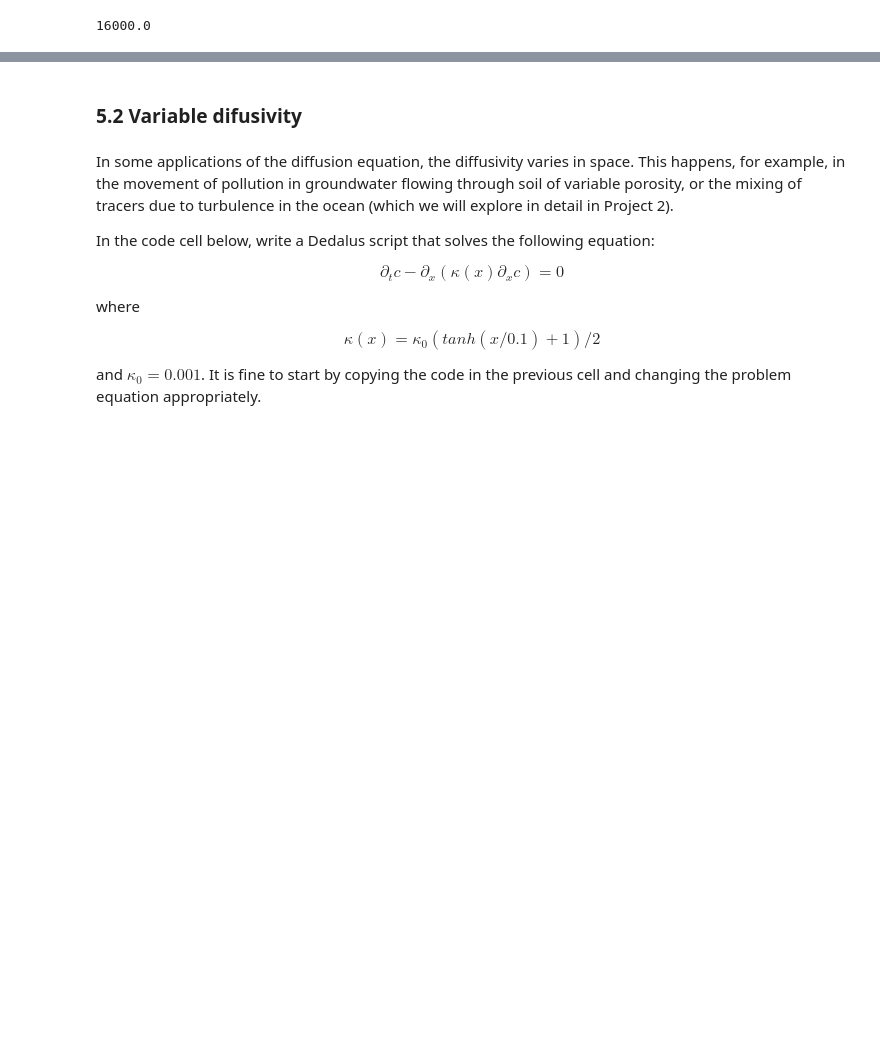
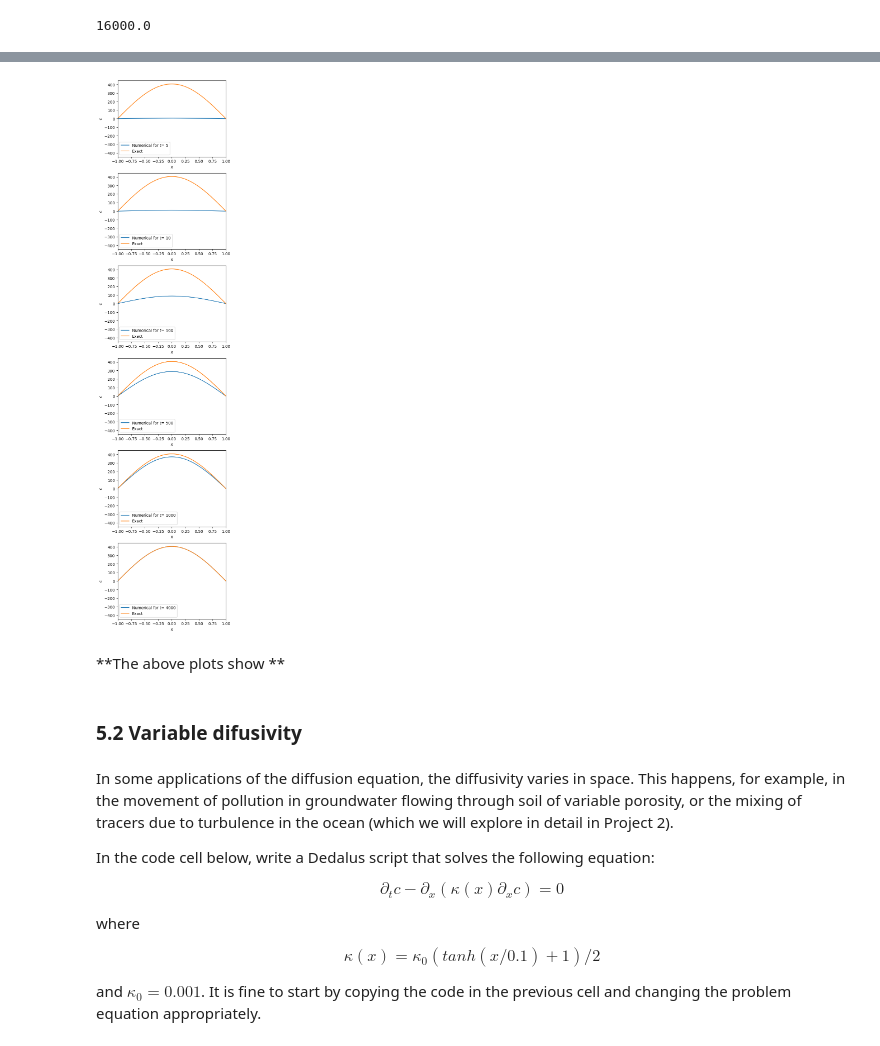
Before and after one commit to Feesh5/QCES, a Jupyter notebook: Project1_dedalus.ipynb, the cells around one changed output, grey strips where cells are left out. Saved outputs shown, nothing was run; the diff lists cells and outputs as text; code cells hidden in the pictures; blank space fills up the shorter version.

```diff
--- a/Project1_dedalus.ipynb
+++ b/Project1_dedalus.ipynb
@@ -672,0 +507,50 @@ print((2*Lx)**2/kappa)
+# %%
+fig,axs= plt.subplots(6,1, figsize = (5,20))
+
+ts = [5, 10, 100, 500, 1000, 4000]
+
+for j,i in enumerate(ts):
+    # Set initial conditions
+    c = dist.Field(name='c', bases=x_basis)
+    w = 0.1 # Set the width of the initial Gaussian
+    c.change_scales(1) # Set values on regular grid
+    c['g'] = np.exp(-x**2/w**2)  # Initialize the dependent variable c with a Gaussian function (note ** is the exponentiation operator)
+
+    # Operators
+    dx = lambda a: dedalus.Differentiate(a, xcoord) # Define the derivative (d/dx) operator
+
+    # Create an operator that applies a function to the variable on a grid
+    f_x = dist.Field(bases=x_basis)
+    f_x['g'] = np.cos(np.pi * x / Lx)
+
+    # Specify the problem
+    problem = dedalus.IVP([c], namespace=locals()) # Initial value problem, including all local variables
+    problem.add_equation("dt(c) - kappa * dx(dx(c)) = f_x"); # Write out the equation to be solved
+
+    timestepper = dedalus.CNAB1
+    solver = problem.build_solver(timestepper)
+
+    solver.stop_sim_time = i # Stop at 10 simulation time units
+
+    # Main loop
+    timestep = 1
+    c.change_scales(1)
+    c_save = [np.copy(c['g'])]; t_save = [solver.sim_time]; # Save the initial condition and the initial time
+    while solver.proceed:
+        solver.step(timestep)
+        if solver.iteration % 500 == 0: # Every 500 timesteps, print a message to the screen with the progress
+            logger.info('Iteration=%i, Time=%e, dt=%e' %(solver.iteration, solver.sim_time, timestep))
+        c.change_scales(1)
+        c_save.append(np.copy(c['g']))
+        t_save.append(solver.sim_time)
+
+
+    axs[j].plot(x, c['g'], label=f'Numerical for t= {i}')
+    axs[j].plot(x, diff_exact(x, kappa, Lx), label='Exact')
+    axs[j].set_xlim(-1,1)
+    axs[j].set_xlabel('x')
+    axs[j].set_ylabel('c')
+    axs[j].legend()
+plt.tight_layout()
+plt.show()
+# %% [output]
@@ -673,3 +574,6 @@ print((2*Lx)**2/kappa)
+[figure, added]
+# %% [markdown]
+**The above plots show **
 # %% [markdown]
 ### 5.2 Variable difusivity
 # %% [markdown]
```
Also changed, not shown: parts of 15 cells of this notebook, 1 other file.
